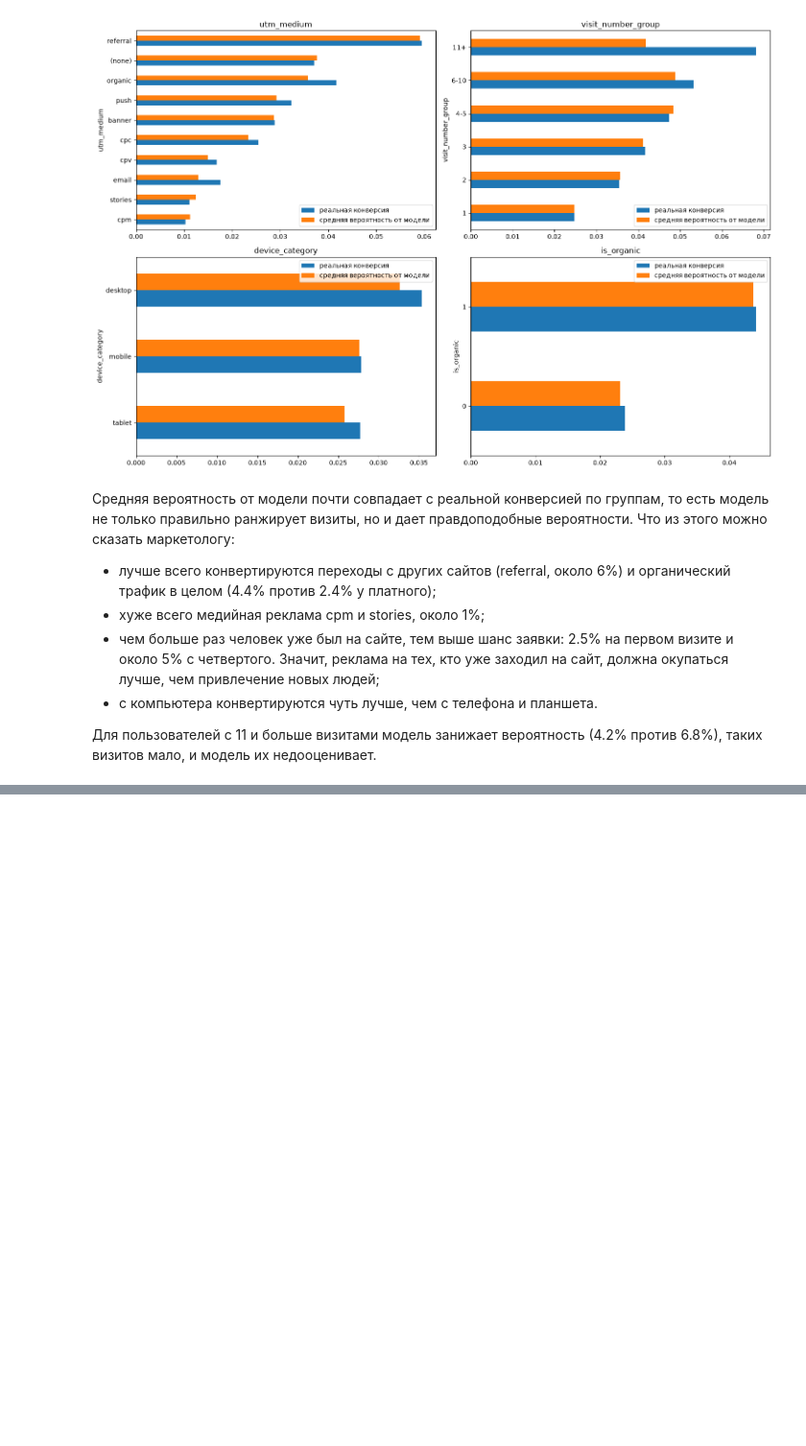
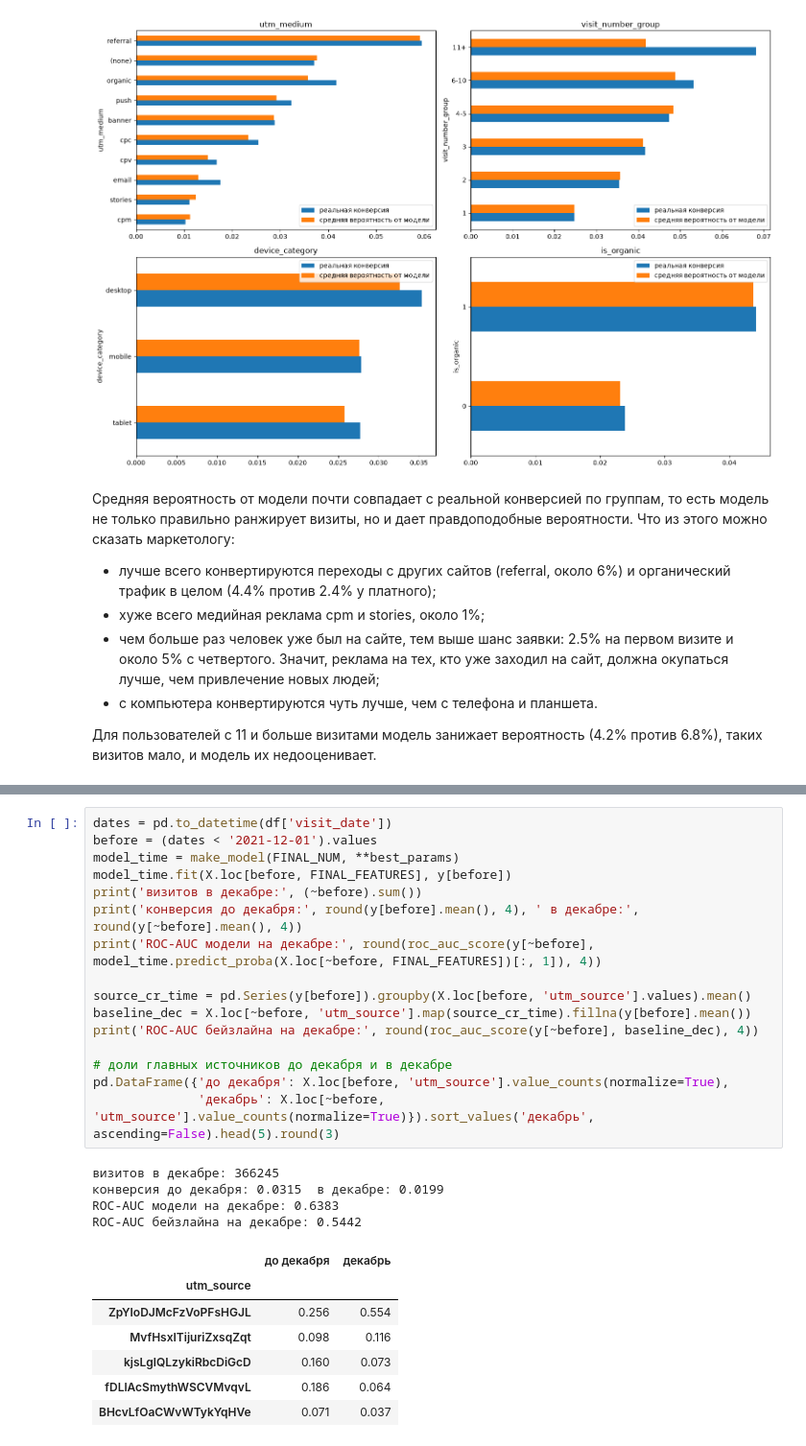
Before and after one commit to Alikonchik-Kaedahara/sber_auto_subscription, a Jupyter notebook: 02_model.ipynb, the cells around one changed output, grey strips where cells are left out. Shown at 96% size. Saved outputs shown, nothing was run; the diff lists cells and outputs as text; blank space fills up the shorter version.

```diff
--- a/02_model.ipynb
+++ b/02_model.ipynb
@@ -472,0 +477,28 @@ plt.show()
+# %%
+dates = pd.to_datetime(df['visit_date'])
+before = (dates < '2021-12-01').values
+model_time = make_model(FINAL_NUM, **best_params)
+model_time.fit(X.loc[before, FINAL_FEATURES], y[before])
+print('визитов в декабре:', (~before).sum())
+print('конверсия до декабря:', round(y[before].mean(), 4), ' в декабре:', round(y[~before].mean(), 4))
+print('ROC-AUC модели на декабре:', round(roc_auc_score(y[~before], model_time.predict_proba(X.loc[~before, FINAL_FEATURES])[:, 1]), 4))
+
+source_cr_time = pd.Series(y[before]).groupby(X.loc[before, 'utm_source'].values).mean()
+baseline_dec = X.loc[~before, 'utm_source'].map(source_cr_time).fillna(y[before].mean())
+print('ROC-AUC бейзлайна на декабре:', round(roc_auc_score(y[~before], baseline_dec), 4))
+
+# доли главных источников до декабря и в декабре
+pd.DataFrame({'до декабря': X.loc[before, 'utm_source'].value_counts(normalize=True),
+              'декабрь': X.loc[~before, 'utm_source'].value_counts(normalize=True)}).sort_values('декабрь', ascending=False).head(5).round(3)
+# %% [output]
+визитов в декабре: 366245
+конверсия до декабря: 0.0315  в декабре: 0.0199
+ROC-AUC модели на декабре: 0.6383
+ROC-AUC бейзлайна на декабре: 0.5442
+|  | до декабря | декабрь |
+| utm_source |  |  |
+| ZpYIoDJMcFzVoPFsHGJL | 0.256 | 0.554 |
+| MvfHsxITijuriZxsqZqt | 0.098 | 0.116 |
+| kjsLglQLzykiRbcDiGcD | 0.160 | 0.073 |
+| fDLlAcSmythWSCVMvqvL | 0.186 | 0.064 |
+| BHcvLfOaCWvWTykYqHVe | 0.071 | 0.037 |
```
Also changed, not shown: parts of 5 cells of this notebook.
